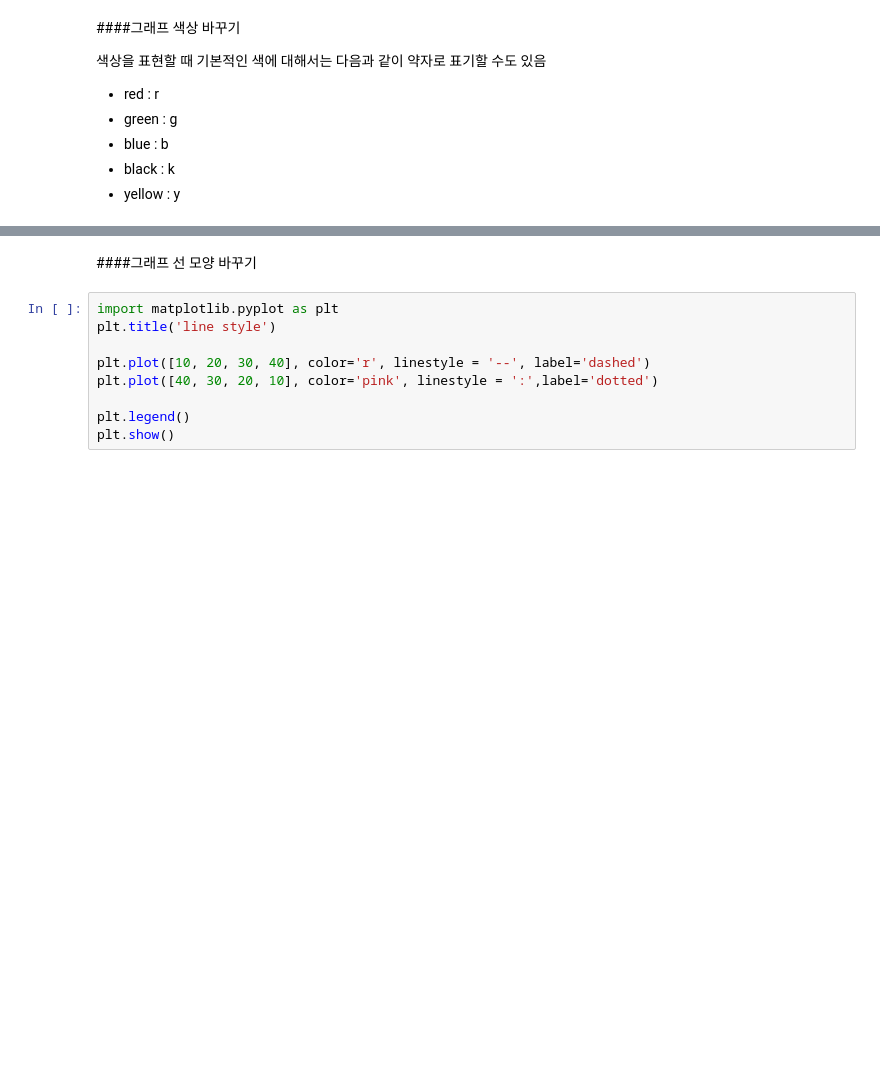
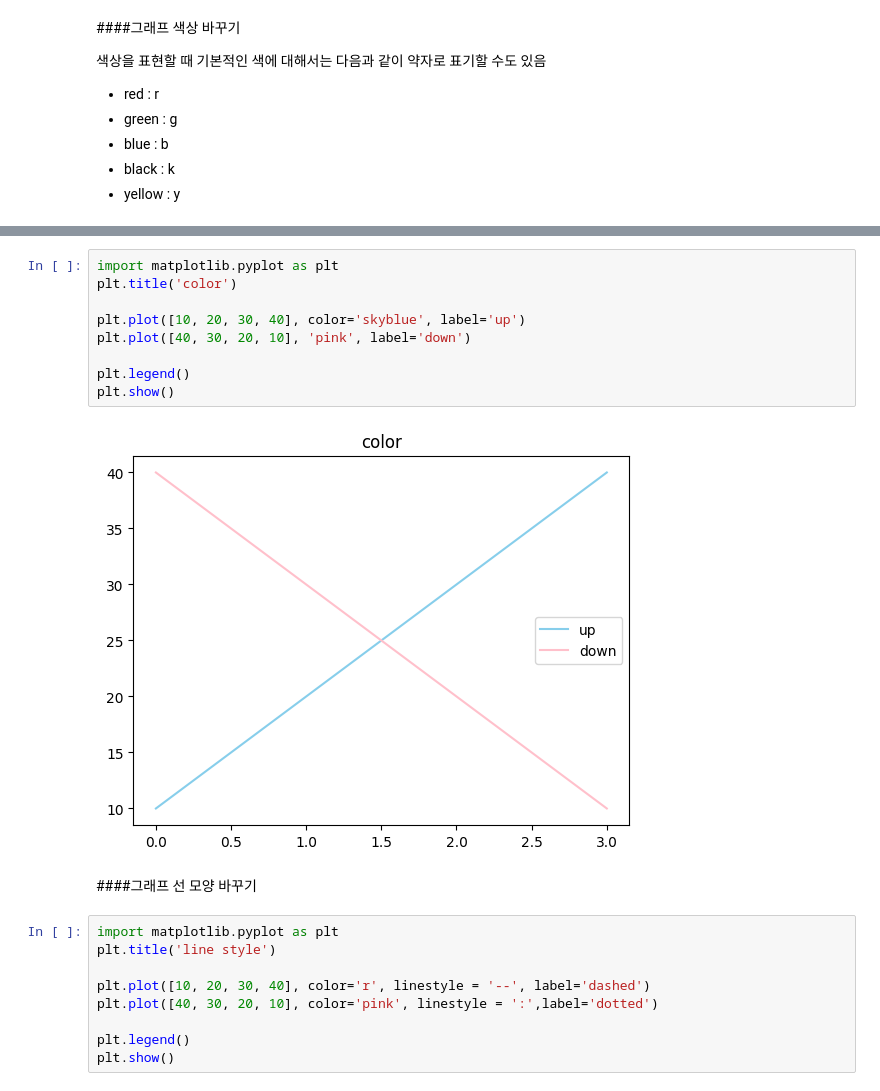
Before and after one commit to cje00/DLabP, a Jupyter notebook: 2 둘째 마당 - 데이터 시각화 기초.ipynb, the cells around one changed output, grey strips where cells are left out. Cells and saved outputs as stored; diff of their text form; blank space fills up the shorter version.

```diff
--- a/2 둘째 마당 - 데이터 시각화 기초.ipynb
+++ b/2 둘째 마당 - 데이터 시각화 기초.ipynb
@@ -188,3 +224,14 @@ plt.show()
+# %%
+import matplotlib.pyplot as plt
+plt.title('color')
+
+plt.plot([10, 20, 30, 40], color='skyblue', label='up')
+plt.plot([40, 30, 20, 10], 'pink', label='down')
+
+plt.legend()
+plt.show()
+# %% [output]
+[figure, added]
 # %% [markdown]
 ####그래프 선 모양 바꾸기
 # %%
```
Also changed, not shown: parts of 28 cells of this notebook, 4 other files.
